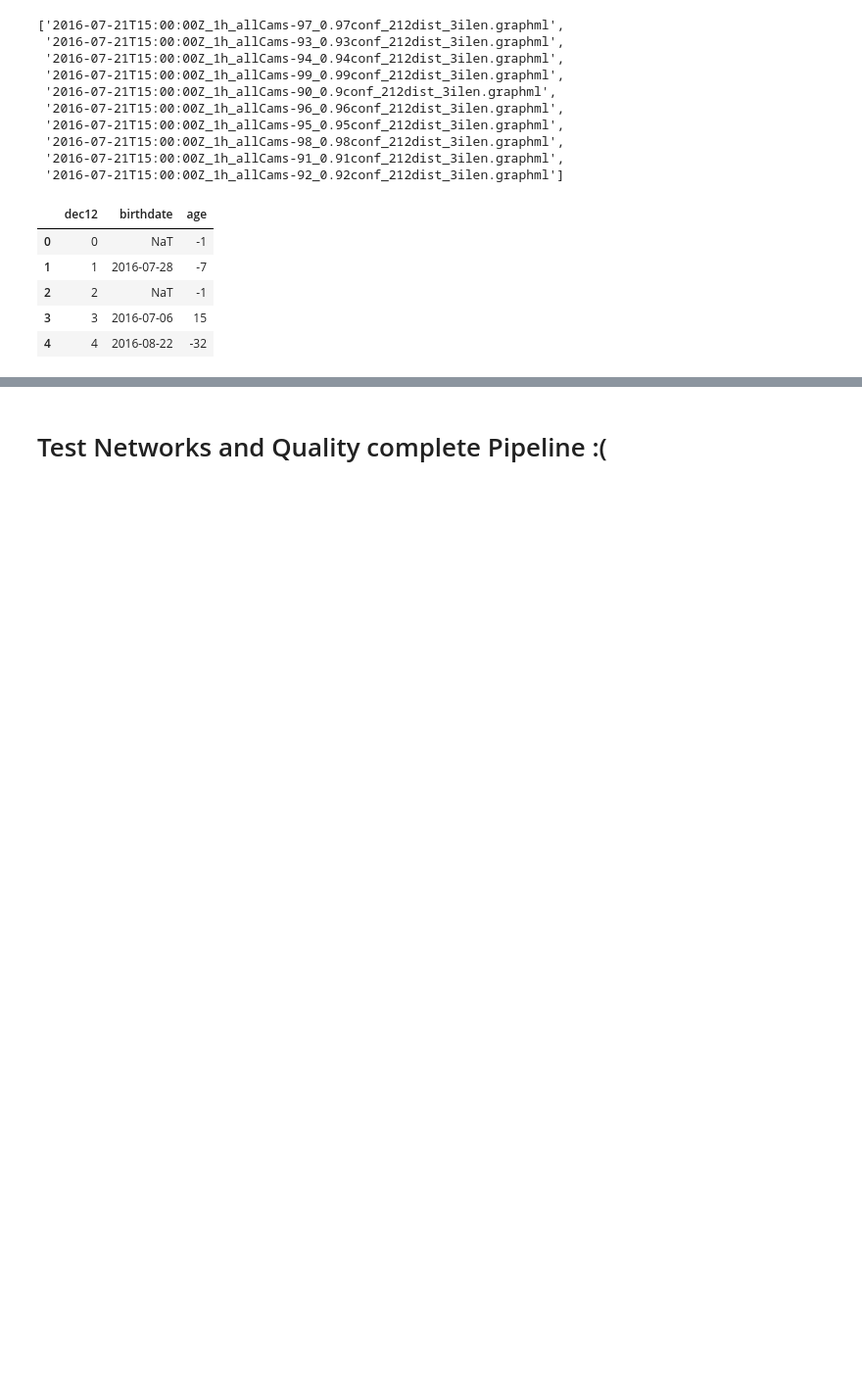
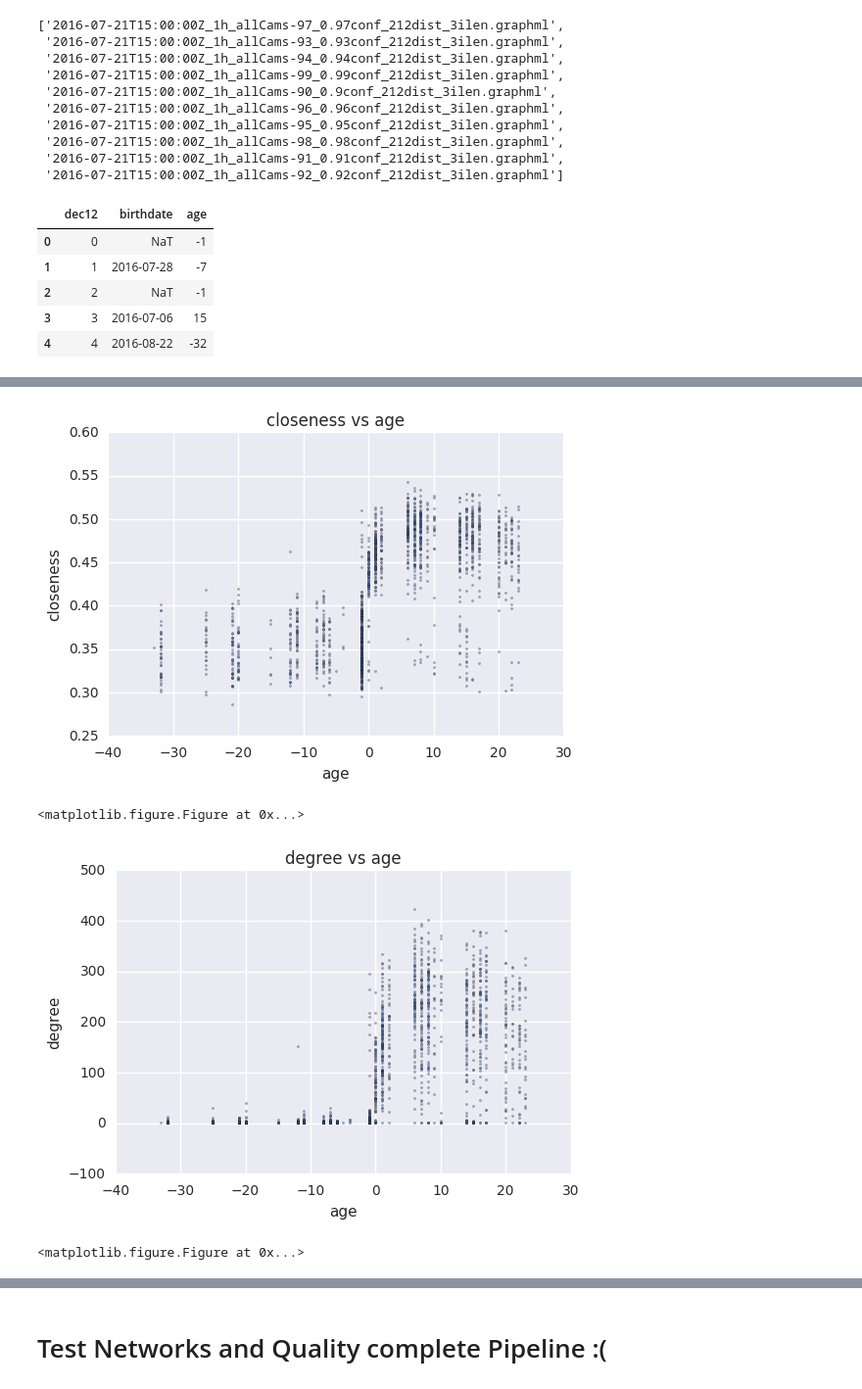
Before and after one commit to aschle/bees-sna, a Jupyter notebook: bib/TestConfDayNetwork.ipynb, the cells around one changed output, grey strips where cells are left out. Shown: that part at 98% size. Saved outputs shown, nothing was run; the diff lists cells and outputs as text; code cells hidden in the pictures; blank space fills up the shorter version.

```diff
--- a/bib/TestConfDayNetwork.ipynb
+++ b/bib/TestConfDayNetwork.ipynb
@@ -104,0 +124,44 @@ DataFrame(stat, columns=['conf', 'total', 'wrong', 'wrongP'])
+# %%
+g95 = nx.read_graphml('ohneCutOffTest1h95conf/2016-07-21T15:00:00Z_1h_allCams-95_0.95conf_212dist_3ilen.graphml')
+
+g99 = nx.read_graphml('ohneCutOffTest1h95conf/2016-07-21T15:00:00Z_1h_allCams-99_0.99conf_212dist_3ilen.graphml')
+
+g95co = nx.read_graphml('2016-07-21T15:00:00Z_1h_allCams-95_0.95conf_212dist_3ilen.graphml')
+g99co = nx.read_graphml('2016-07-21T15:00:00Z_1h_allCams-99_0.99conf_212dist_3ilen.graphml')
+# %%
+def getDFstat(g):
+    n = list(g.node)
+    ids = DataFrame(n, columns=['id'], dtype='int')
+    ids["age"] = ids.id.apply(lambda x: aa.iloc[x].age)
+    wrong = list(ids[ids.age < 0].id)
+    wrong = [str(elem) for elem in wrong]
+    correct = list(ids[ids.age >= 0].id)
+    correct = [str(elem) for elem in correct]
+    ids['degree'] = ids.id.apply(lambda x: g.degree(str(x)))
+    closenessC = nx.closeness_centrality(g)
+    ids['closeness'] = ids.id.apply(lambda x: closenessC.get(str(x)))
+    betweennessC = nx.betweenness_centrality(g)
+    ids['between'] = ids.id.apply(lambda x: betweennessC.get(str(x)))
+    return wrong,correct,ids
+# %%
+def plotting(df, w, c, g):
+    df.plot.scatter(x='age', y='closeness', s=2, alpha=0.5, title='closeness vs age')
+    plt.figure()
+    df.plot.scatter(x='age', y='degree', s=2, alpha=0.5, title='degree vs age')
+    plt.figure()
+    df.plot.scatter(x='age', y='between', s=2, alpha=0.5, title='between vs age')
+    plt.figure()
+    Series(g.degree()).hist(bins=50)
+    plt.figure()
+    Series(g.degree(w)).hist(bins=25)
+    plt.figure()
+    Series(g.degree(c)).hist(bins=25)
+# %%
+w95, c95, ids95 = getDFstat(g95)
+# %%
+plotting(ids95, w95, c95, g95)
+# %% [output]
+[figure, added]
+<matplotlib.figure.Figure at 0x...>
+[figure, added]
+<matplotlib.figure.Figure at 0x...>
```
Also changed, not shown: parts of 23 cells of this notebook, 4 other files.
